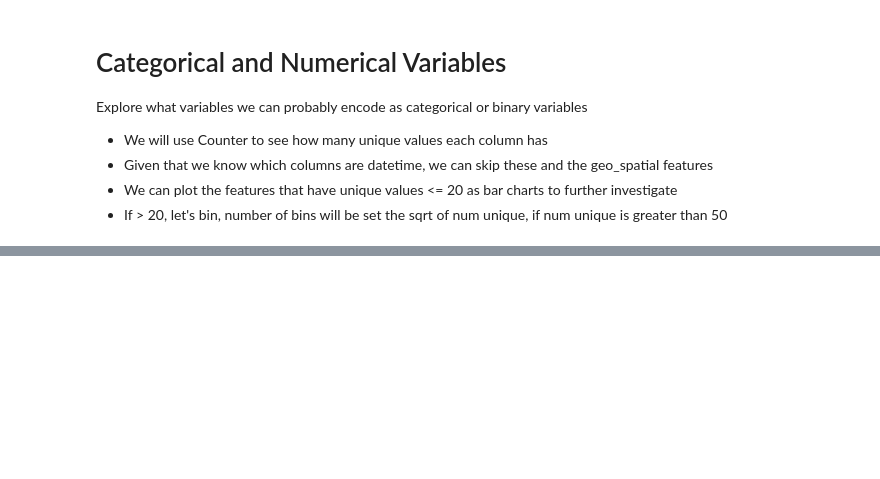
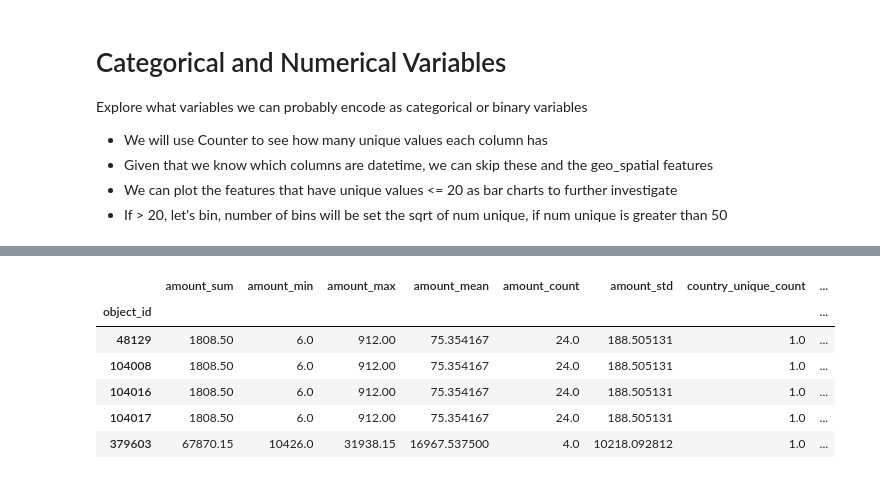
Before and after one commit to RodrigoGonzalez/transaction-risk-profiler, a Jupyter notebook: notebooks/0_EDA.ipynb, the cells around one changed output, grey strips where cells are left out. Saved outputs shown, nothing was run; the diff lists cells and outputs as text; code cells hidden in the pictures; blank space fills up the shorter version.

```diff
--- a/notebooks/0_EDA.ipynb
+++ b/notebooks/0_EDA.ipynb
@@ -288,0 +439,12 @@ Charting Column 13: fb_published
+# %%
+# Aggregate Data
+from transaction_risk_profiler.preprocessing.aggregations import get_payout_info
+from transaction_risk_profiler.preprocessing.aggregations import get_ticket_info
+from transaction_risk_profiler.preprocessing.aggregations import create_agg_schema
+
+
+# Step 1: Extract Payout and Ticket Information
+payout_df = get_payout_info(df)
+ticket_df = get_ticket_info(df)
+
+payout_df.head(), ticket_df.head()
@@ -288,0 +471,6 @@ Charting Column 13: fb_published
+# %%
+# Step 2: Create Aggregation Schema
+payout_agg_schema = create_agg_schema('user')
+ticket_agg_schema = create_agg_schema('event')
+
+payout_agg_schema, ticket_agg_schema
@@ -288,0 +495,6 @@ Charting Column 13: fb_published
+# %%
+from transaction_risk_profiler.preprocessing.aggregations import aggregate_data
+
+# Step 3: Aggregate Data
+agg_payout_df = aggregate_data(payout_df, 'object_id', payout_agg_schema)
+agg_ticket_df = aggregate_data(ticket_df, 'object_id', ticket_agg_schema)
@@ -288,0 +504,10 @@ Charting Column 13: fb_published
+# %%
+agg_payout_df.head()
+# %% [output]
+|  | amount_sum | amount_min | amount_max | amount_mean | amount_count | amount_std | country_unique_count | ... |
+| object_id |  |  |  |  |  |  |  | ... |
+| 48129 | 1808.50 | 6.0 | 912.00 | 75.354167 | 24.0 | 188.505131 | 1.0 | ... |
+| 104008 | 1808.50 | 6.0 | 912.00 | 75.354167 | 24.0 | 188.505131 | 1.0 | ... |
+| 104016 | 1808.50 | 6.0 | 912.00 | 75.354167 | 24.0 | 188.505131 | 1.0 | ... |
+| 104017 | 1808.50 | 6.0 | 912.00 | 75.354167 | 24.0 | 188.505131 | 1.0 | ... |
+| 379603 | 67870.15 | 10426.0 | 31938.15 | 16967.537500 | 4.0 | 10218.092812 | 1.0 | ... |
```
Also changed, not shown: parts of 12 cells of this notebook, 2 other files.
